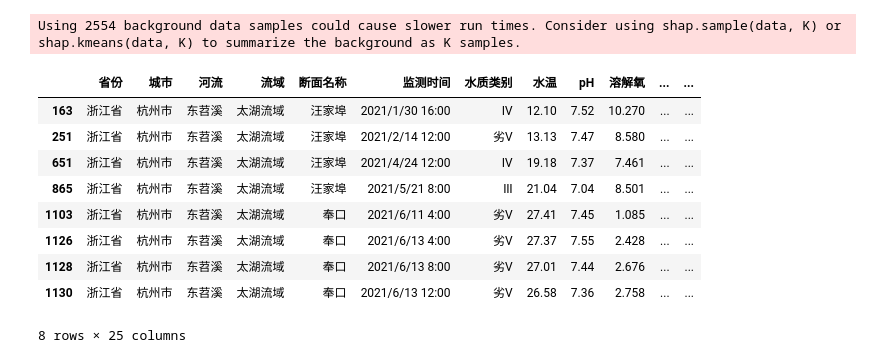
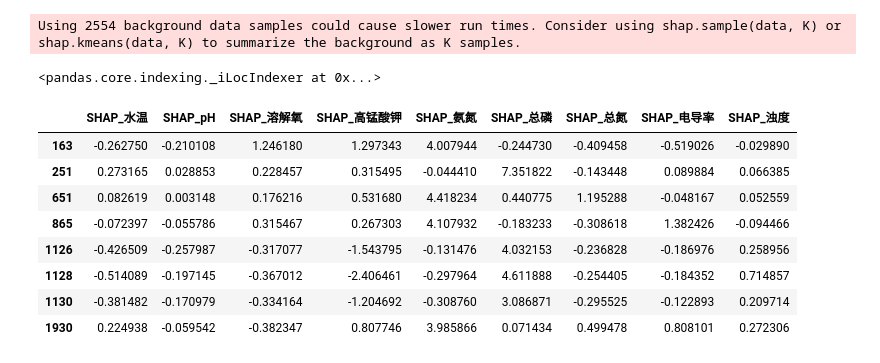
Before and after one commit to Chris-JunHao/EcoAudit, a Jupyter notebook: 1. 数据采集和算法设计/1.7.ipynb, the cells around one changed output. Saved outputs shown, nothing was run; the diff lists cells and outputs as text; code cells hidden in the pictures.

```diff
--- a/1. 数据采集和算法设计/1.7.ipynb
+++ b/1. 数据采集和算法设计/1.7.ipynb
@@ -193,7 +191,7 @@ data_scaled = scaler.fit_transform(data_numeric)
 data_scaled_df = pd.DataFrame(data_scaled, columns=numeric_columns)
 # %%
 # 定义一个函数用于加载新数据并进行异常检测
-def detect_anomalies_on_new_data(model, new_data, threshold=5):
+def detect_anomalies_on_new_data(model, new_data, threshold=4):
     # 将新数据转化为Tensor
     new_data_tensor = torch.FloatTensor(new_data)
 
@@ -253,19 +251,22 @@ anomalous_new_df = data[new_anomalies_df['Anomaly'] == True].copy()
 for column in shap_new_df.columns:
     anomalous_new_df[f'SHAP_{column}'] = shap_new_df[column].values
 
-anomalous_new_df
+anomalous_new_df.iloc
 # %% [output]
 Using 2554 background data samples could cause slower run times. Consider using shap.sample(data, K) or shap.kmeans(data, K) to summarize the background as K samples.
-|  | 省份 | 城市 | 河流 | 流域 | 断面名称 | 监测时间 | 水质类别 | 水温 | pH | 溶解氧 | ... | ... |
-| 163 | 浙江省 | 杭州市 | 东苕溪 | 太湖流域 | 汪家埠 | 2021/1/30 16:00 | Ⅳ | 12.10 | 7.52 | 10.270 | ... | ... |
-| 251 | 浙江省 | 杭州市 | 东苕溪 | 太湖流域 | 汪家埠 | 2021/2/14 12:00 | 劣Ⅴ | 13.13 | 7.47 | 8.580 | ... | ... |
-| 651 | 浙江省 | 杭州市 | 东苕溪 | 太湖流域 | 汪家埠 | 2021/4/24 12:00 | Ⅳ | 19.18 | 7.37 | 7.461 | ... | ... |
-| 865 | 浙江省 | 杭州市 | 东苕溪 | 太湖流域 | 汪家埠 | 2021/5/21 8:00 | Ⅲ | 21.04 | 7.04 | 8.501 | ... | ... |
-| 1103 | 浙江省 | 杭州市 | 东苕溪 | 太湖流域 | 奉口 | 2021/6/11 4:00 | 劣Ⅴ | 27.41 | 7.45 | 1.085 | ... | ... |
-| 1126 | 浙江省 | 杭州市 | 东苕溪 | 太湖流域 | 奉口 | 2021/6/13 4:00 | 劣Ⅴ | 27.37 | 7.55 | 2.428 | ... | ... |
-| 1128 | 浙江省 | 杭州市 | 东苕溪 | 太湖流域 | 奉口 | 2021/6/13 8:00 | 劣Ⅴ | 27.01 | 7.44 | 2.676 | ... | ... |
-| 1130 | 浙江省 | 杭州市 | 东苕溪 | 太湖流域 | 奉口 | 2021/6/13 12:00 | 劣Ⅴ | 26.58 | 7.36 | 2.758 | ... | ... |
-8 rows × 25 columns
+<pandas.core.indexing._iLocIndexer at 0x...>
+# %%
+anomalous_new_df.iloc[:, 16:]
+# %% [output]
+|  | SHAP_水温 | SHAP_pH | SHAP_溶解氧 | SHAP_高锰酸钾 | SHAP_氨氮 | SHAP_总磷 | SHAP_总氮 | SHAP_电导率 | SHAP_浊度 |
+| 163 | -0.262750 | -0.210108 | 1.246180 | 1.297343 | 4.007944 | -0.244730 | -0.409458 | -0.519026 | -0.029890 |
+| 251 | 0.273165 | 0.028853 | 0.228457 | 0.315495 | -0.044410 | 7.351822 | -0.143448 | 0.089884 | 0.066385 |
+| 651 | 0.082619 | 0.003148 | 0.176216 | 0.531680 | 4.418234 | 0.440775 | 1.195288 | -0.048167 | 0.052559 |
+| 865 | -0.072397 | -0.055786 | 0.315467 | 0.267303 | 4.107932 | -0.183233 | -0.308618 | 1.382426 | -0.094466 |
+| 1126 | -0.426509 | -0.257987 | -0.317077 | -1.543795 | -0.131476 | 4.032153 | -0.236828 | -0.186976 | 0.258956 |
+| 1128 | -0.514089 | -0.197145 | -0.367012 | -2.406461 | -0.297964 | 4.611888 | -0.254405 | -0.184352 | 0.714857 |
+| 1130 | -0.381482 | -0.170979 | -0.334164 | -1.204692 | -0.308760 | 3.086871 | -0.295525 | -0.122893 | 0.209714 |
+| 1930 | 0.224938 | -0.059542 | -0.382347 | 0.807746 | 3.985866 | 0.071434 | 0.499478 | 0.808101 | 0.272306 |
 # %%
 shap_new_df
 # %% [output]
```
Also changed, not shown: parts of 6 cells of this notebook.
